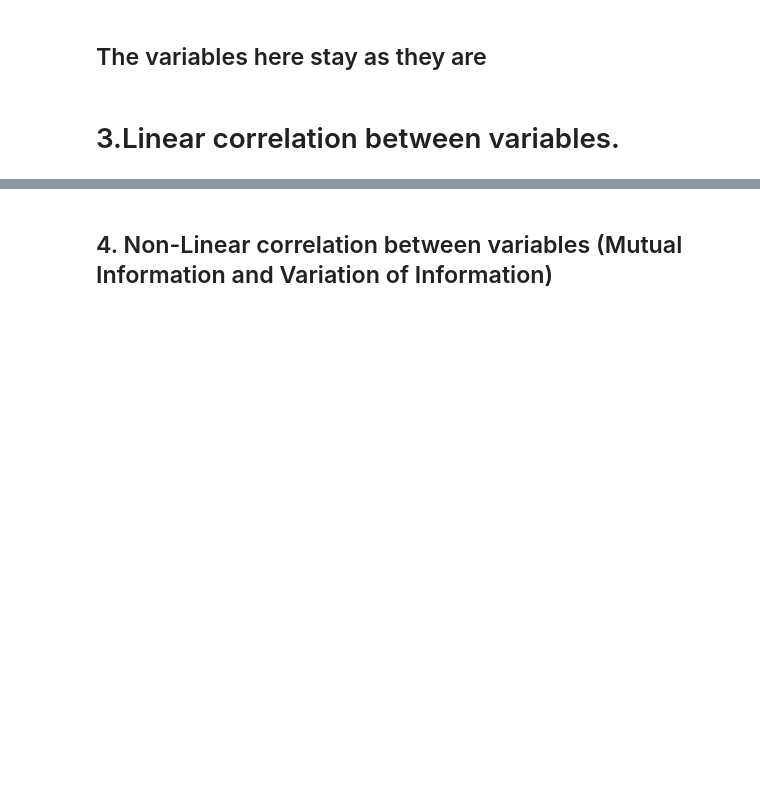
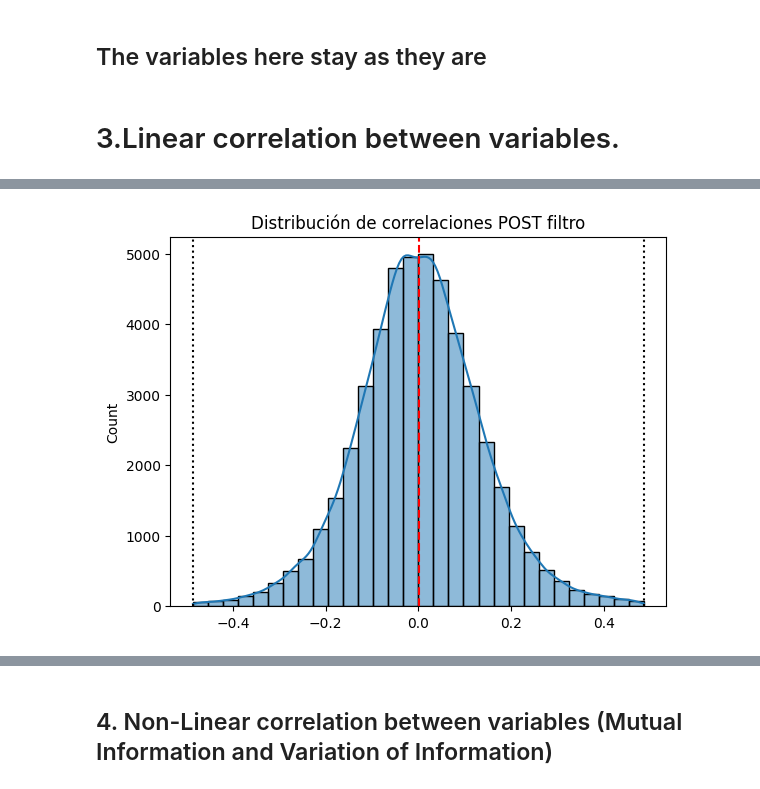
Before and after one commit to paulinapglz99/Feature-Selection-DREAMAD, a Jupyter notebook: EDA.ipynb, the cells around one changed output, grey strips where cells are left out. Drawn from its saved outputs; the diff is of its cells as text; code cells hidden in the pictures; blank space fills up the shorter version.

```diff
--- a/EDA.ipynb
+++ b/EDA.ipynb
@@ -1323,0 +538,12 @@ result["final_features"]
+# %%
+# Distribución post-filtro
+sns.histplot(linear_filter["corrs_post"], bins=30, kde=True)
+# Añadir líneas verticales para dar contexto
+plt.axvline(linear_filter["stats"]["mean_corr"], color='red', linestyle='--', label=f'Media ({result["stats"]["mean_corr"]:.2f})')
+plt.axvline(linear_filter['stats']["upper_threshold"], color='black', linestyle=':', label=f'Z-Score threshold ({result["stats"]['upper_threshold']:.2f})')
+plt.axvline(linear_filter['stats']["lower_threshold"], color='black', linestyle=':', label=f'Z-Score threshold ({result["stats"]['lower_threshold']:.2f})')
+
+plt.title("Distribución de correlaciones POST filtro")
+plt.show()
+# %% [output]
+[figure, added]
```
Also changed, not shown: parts of 48 cells of this notebook.
